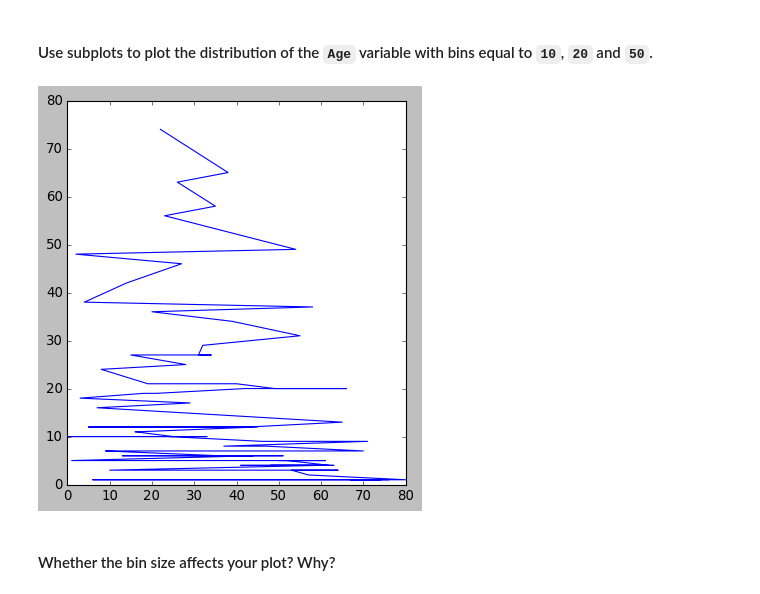
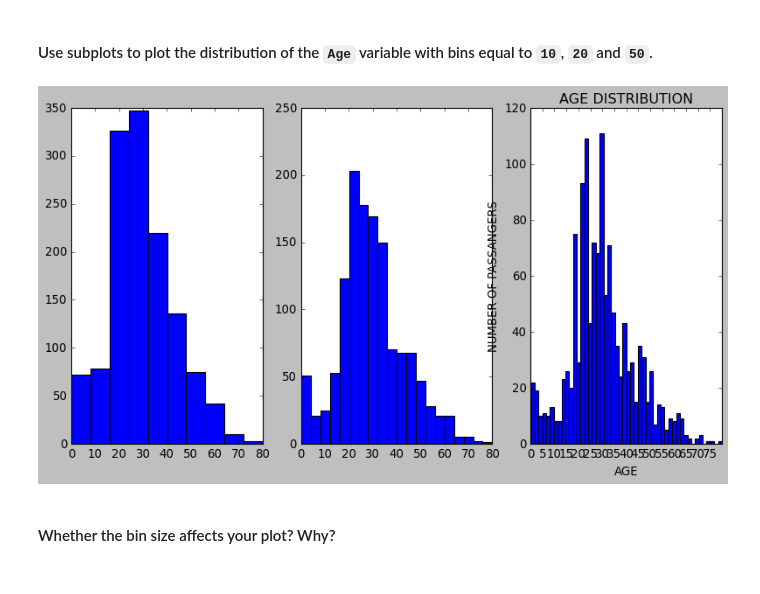
Before and after one commit to Ironhack-Part-Time-Enero2022/lab-visualization-extra, a Jupyter notebook: challenge-2.ipynb, the cells around one changed output. Drawn from its saved outputs; the diff is of its cells as text; code cells hidden in the pictures.

Commit message:
Subplot hecho

```diff
--- a/challenge-2.ipynb
+++ b/challenge-2.ipynb
@@ -106,13 +106,18 @@ plt.xticks(range(0,max(age_ages),5));
 [figure]
 # %% [markdown]
 #### Use subplots to plot the distribution of the `Age` variable with bins equal to `10`, `20` and `50`.
-# %%
-x=np.array(age_ages)
-y=np.array(age_count)
-plt.subplot(1,2,1)
-plt.plot(x, y);
-# %% [output]
-[figure, removed]
+# %%
+fig, ax = plt.subplots(1,3)
+
+ax[0].hist(titanic['Age'], bins=10)
+ax[1].hist(titanic['Age'], bins=20)
+ax[2].hist(titanic['Age'], bins=50)
+plt.title('AGE DISTRIBUTION')
+plt.xlabel("AGE")
+plt.ylabel("NUMBER OF PASSANGERS")
+plt.xticks(range(0,max(age_ages),5));
+# %% [output]
+[figure, added]
 # %% [markdown]
 #### Whether the bin size affects your plot? Why?
 # %%
```
